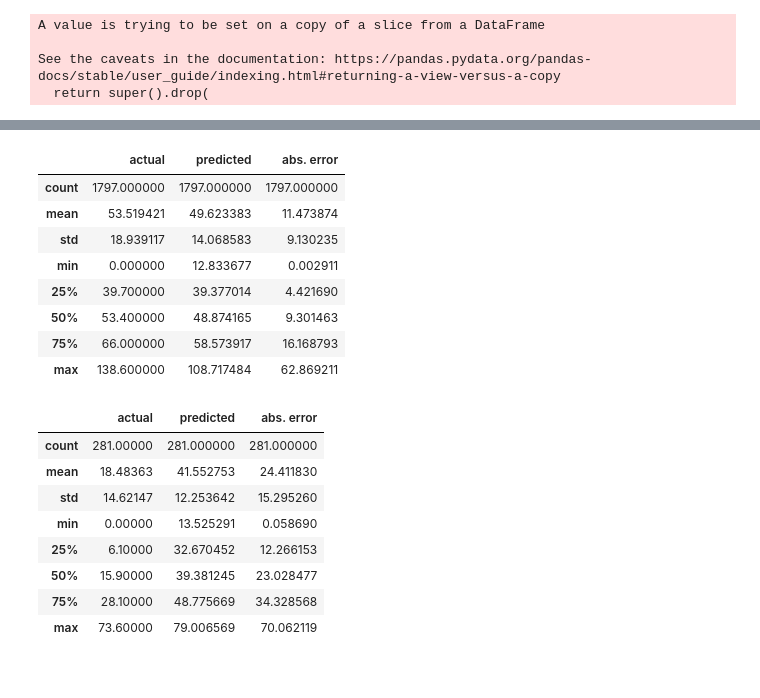
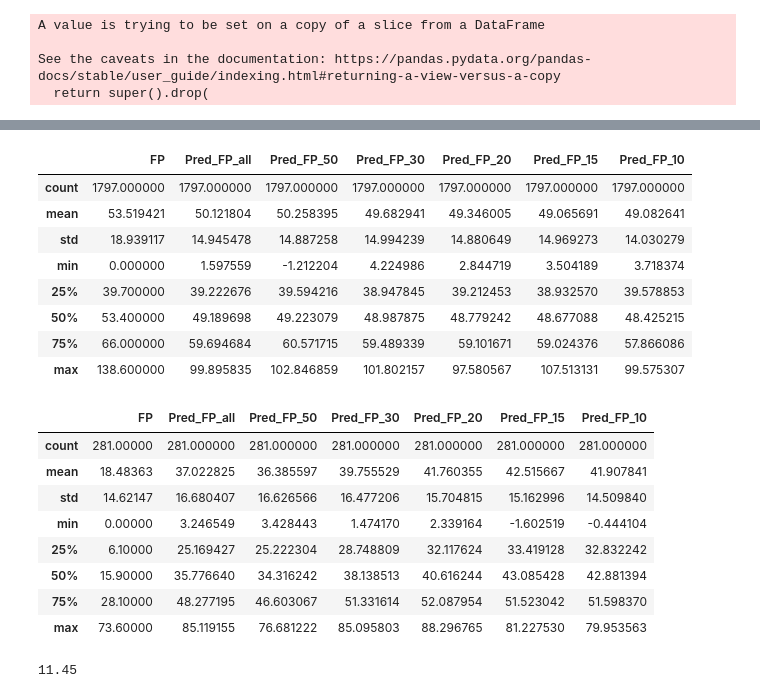
Before and after one commit to gszwabowski/NASCAR_analysis, a Jupyter notebook: P3_NASCAR_pred_FP-LGBMModel.ipynb, the cells around one changed output, grey strips where cells are left out. Cells and saved outputs as stored; diff of their text form; code cells hidden in the pictures.

```diff
--- a/P3_NASCAR_pred_FP-LGBMModel.ipynb
+++ b/P3_NASCAR_pred_FP-LGBMModel.ipynb
@@ -45,7 +45,25 @@ dcols = [
      'T5',
      'T10',
      'T20',
-     'track_type'
+     'track_type',
+     'Start',
+     'Mid Race',
+     'Finish',
+     'High Pos.',
+     'Low Pos.',
+     'Avg. Pos.',
+     'Pass Diff.',
+     'Green Flag Passes',
+     'Green Flag Times Passed',
+     'Quality Passes',
+     'Pct. Quality Passes',
+     'Fastest Lap',
+     'Top 15 Laps',
+     'Pct. Top 15 Laps',
+     'Laps Led',
+     'Pct. Laps Led',
+     'Total Laps',
+     'DRIVER RATING',
 ]
 
 X = ml_df.drop(dcols, axis = 1)
@@ -106,7 +124,7 @@ X_test_scaled = ct.transform(X_test)
 
 # convert to pd dataframes
 X_train_scaled = pd.DataFrame(X_train_scaled, columns = X_train.columns)
-X_test_scaled = pd.DataFrame(X_train_scaled, columns = X_test.columns)
+X_test_scaled = pd.DataFrame(X_test_scaled, columns = X_test.columns)
 # %%
 X_train_scaled
 # %% [output]
@@ -276,25 +361,32 @@ T10 features ['PlaceDiff_mean_L3_track', 'Pts_sum_L3', 'LC_mean_L3_tt', 'StrtPos
+# %%
+running_pdf = pdf.loc[pdf['Status'] == 'running']
+dnf_pdf = pdf.loc[pdf['Status'] != 'running']
 # %%
-pdf.loc[pdf['status'] == 'running'].describe()
+running_pdf.describe()
 # %% [output]
-|  | actual | predicted | abs. error |
-| count | 1797.000000 | 1797.000000 | 1797.000000 |
-| mean | 53.519421 | 49.623383 | 11.473874 |
-| std | 18.939117 | 14.068583 | 9.130235 |
-| min | 0.000000 | 12.833677 | 0.002911 |
-| 25% | 39.700000 | 39.377014 | 4.421690 |
-| 50% | 53.400000 | 48.874165 | 9.301463 |
-| 75% | 66.000000 | 58.573917 | 16.168793 |
-| max | 138.600000 | 108.717484 | 62.869211 |
+|  | FP | Pred_FP_all | Pred_FP_50 | Pred_FP_30 | Pred_FP_20 | Pred_FP_15 | Pred_FP_10 |
+| count | 1797.000000 | 1797.000000 | 1797.000000 | 1797.000000 | 1797.000000 | 1797.000000 | 1797.000000 |
+| mean | 53.519421 | 50.121804 | 50.258395 | 49.682941 | 49.346005 | 49.065691 | 49.082641 |
+| std | 18.939117 | 14.945478 | 14.887258 | 14.994239 | 14.880649 | 14.969273 | 14.030279 |
+| min | 0.000000 | 1.597559 | -1.212204 | 4.224986 | 2.844719 | 3.504189 | 3.718374 |
+| 25% | 39.700000 | 39.222676 | 39.594216 | 38.947845 | 39.212453 | 38.932570 | 39.578853 |
+| 50% | 53.400000 | 49.189698 | 49.223079 | 48.987875 | 48.779242 | 48.677088 | 48.425215 |
+| 75% | 66.000000 | 59.694684 | 60.571715 | 59.489339 | 59.101671 | 59.024376 | 57.866086 |
+| max | 138.600000 | 99.895835 | 102.846859 | 101.802157 | 97.580567 | 107.513131 | 99.575307 |
 # %%
-pdf.loc[pdf['status'] != 'running'].describe()
+dnf_pdf.describe()
 # %% [output]
-|  | actual | predicted | abs. error |
-| count | 281.00000 | 281.000000 | 281.000000 |
-| mean | 18.48363 | 41.552753 | 24.411830 |
-| std | 14.62147 | 12.253642 | 15.295260 |
-| min | 0.00000 | 13.525291 | 0.058690 |
-| 25% | 6.10000 | 32.670452 | 12.266153 |
-| 50% | 15.90000 | 39.381245 | 23.028477 |
-| 75% | 28.10000 | 48.775669 | 34.328568 |
-| max | 73.60000 | 79.006569 | 70.062119 |
+|  | FP | Pred_FP_all | Pred_FP_50 | Pred_FP_30 | Pred_FP_20 | Pred_FP_15 | Pred_FP_10 |
+| count | 281.00000 | 281.000000 | 281.000000 | 281.000000 | 281.000000 | 281.000000 | 281.000000 |
+| mean | 18.48363 | 37.022825 | 36.385597 | 39.755529 | 41.760355 | 42.515667 | 41.907841 |
+| std | 14.62147 | 16.680407 | 16.626566 | 16.477206 | 15.704815 | 15.162996 | 14.509840 |
+| min | 0.00000 | 3.246549 | 3.428443 | 1.474170 | 2.339164 | -1.602519 | -0.444104 |
+| 25% | 6.10000 | 25.169427 | 25.222304 | 28.748809 | 32.117624 | 33.419128 | 32.832242 |
+| 50% | 15.90000 | 35.776640 | 34.316242 | 38.138513 | 40.616244 | 43.085428 | 42.881394 |
+| 75% | 28.10000 | 48.277195 | 46.603067 | 51.331614 | 52.087954 | 51.523042 | 51.598370 |
+| max | 73.60000 | 85.119155 | 76.681222 | 85.095803 | 88.296765 | 81.227530 | 79.953563 |
+# %%
+print("{:.2f}".format(mean_absolute_error(running_pdf['Pred_FP_50'], running_pdf['FP'])))
+# %% [output]
+11.45
 # %%
```
Also changed, not shown: parts of 8 cells of this notebook, 23 other files.
